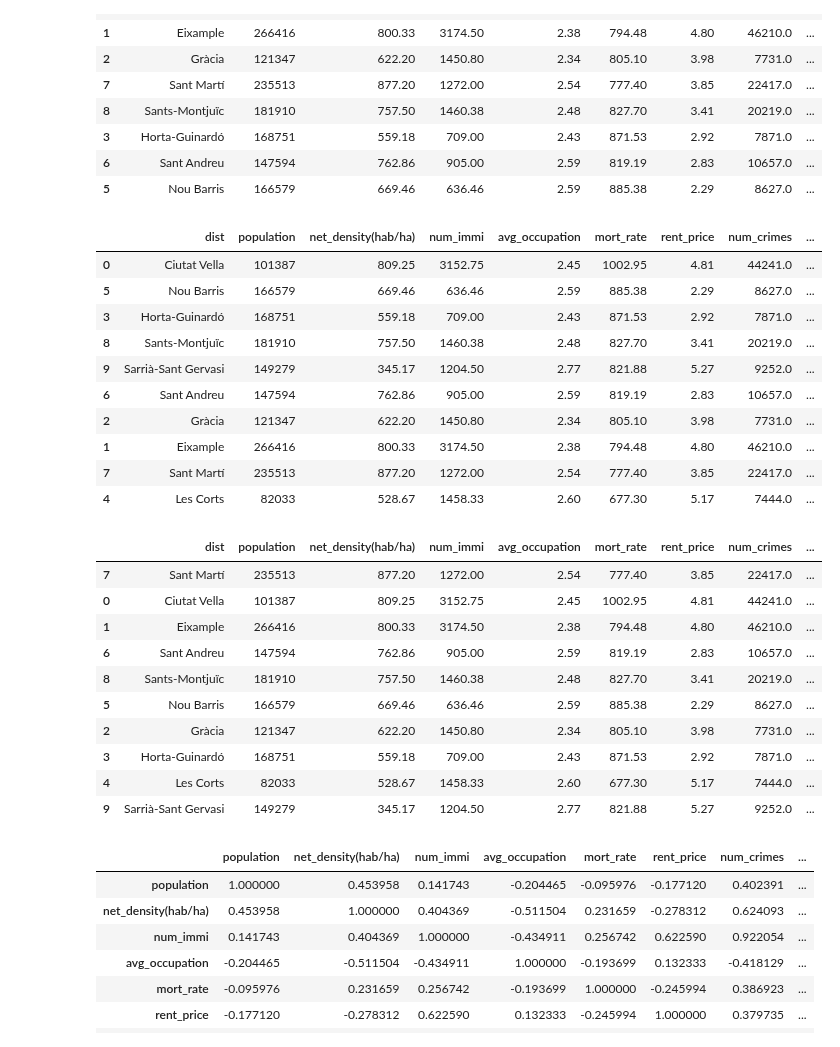
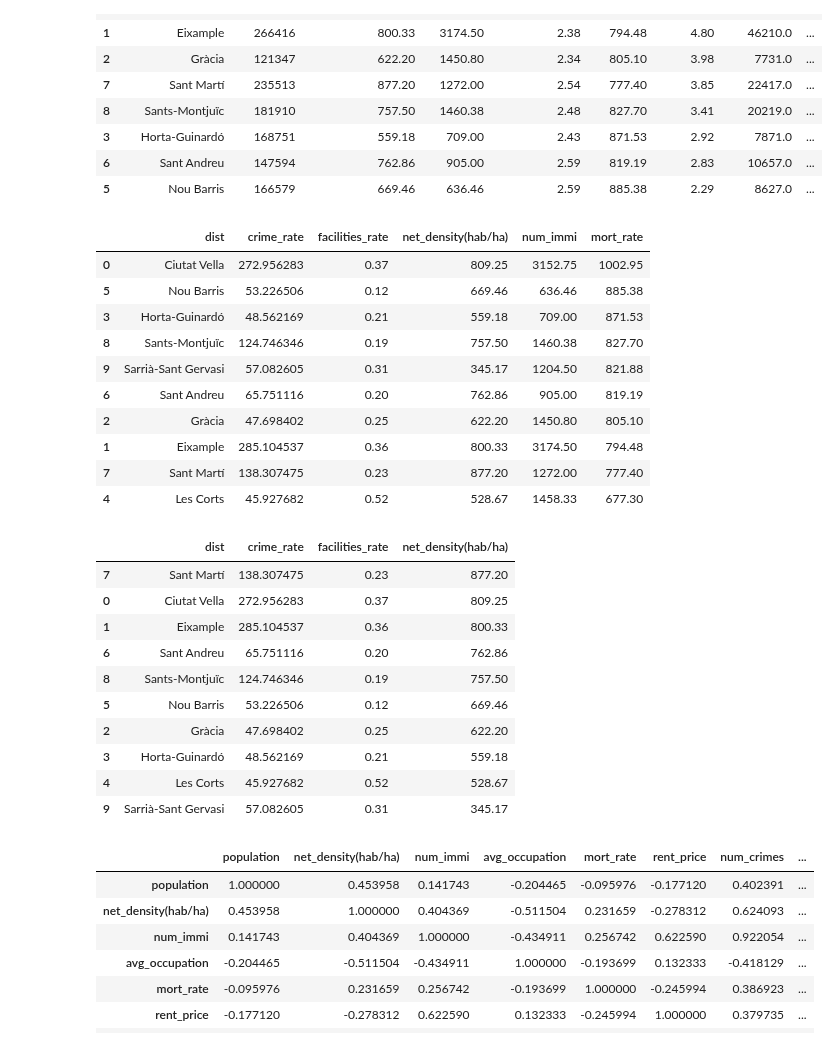
Before and after one commit to ta-data-bcn/Project-Week-2-Barcelona, a Jupyter notebook: your-project/Analysis-Mireia.ipynb, the cells around one changed output. Saved outputs shown, nothing was run; the diff lists cells and outputs as text; code cells hidden in the pictures.

```diff
--- a/your-project/Analysis-Mireia.ipynb
+++ b/your-project/Analysis-Mireia.ipynb
@@ -412,35 +415,35 @@ Dist3.sort_values("rent_price",ascending=False)
 | 6 | Sant Andreu | 147594 | 762.86 | 905.00 | 2.59 | 819.19 | 2.83 | 10657.0 | ... |
 | 5 | Nou Barris | 166579 | 669.46 | 636.46 | 2.59 | 885.38 | 2.29 | 8627.0 | ... |
 # %%
-Dist3.sort_values("mort_rate",ascending=False)
+Dist3[["dist","crime_rate","facilities_rate","net_density(hab/ha)","num_immi","mort_rate"]].sort_values("mort_rate",ascending=False)
 #higher: Ciutat Vella, Nou Barris, Horta-Guinardó
 #lower: Eixample, Sant Martí, Les Corts
 # %% [output]
-|  | dist | population | net_density(hab/ha) | num_immi | avg_occupation | mort_rate | rent_price | num_crimes | ... |
-| 0 | Ciutat Vella | 101387 | 809.25 | 3152.75 | 2.45 | 1002.95 | 4.81 | 44241.0 | ... |
-| 5 | Nou Barris | 166579 | 669.46 | 636.46 | 2.59 | 885.38 | 2.29 | 8627.0 | ... |
-| 3 | Horta-Guinardó | 168751 | 559.18 | 709.00 | 2.43 | 871.53 | 2.92 | 7871.0 | ... |
-| 8 | Sants-Montjuïc | 181910 | 757.50 | 1460.38 | 2.48 | 827.70 | 3.41 | 20219.0 | ... |
-| 9 | Sarrià-Sant Gervasi | 149279 | 345.17 | 1204.50 | 2.77 | 821.88 | 5.27 | 9252.0 | ... |
-| 6 | Sant Andreu | 147594 | 762.86 | 905.00 | 2.59 | 819.19 | 2.83 | 10657.0 | ... |
-| 2 | Gràcia | 121347 | 622.20 | 1450.80 | 2.34 | 805.10 | 3.98 | 7731.0 | ... |
-| 1 | Eixample | 266416 | 800.33 | 3174.50 | 2.38 | 794.48 | 4.80 | 46210.0 | ... |
-| 7 | Sant Martí | 235513 | 877.20 | 1272.00 | 2.54 | 777.40 | 3.85 | 22417.0 | ... |
-| 4 | Les Corts | 82033 | 528.67 | 1458.33 | 2.60 | 677.30 | 5.17 | 7444.0 | ... |
+|  | dist | crime_rate | facilities_rate | net_density(hab/ha) | num_immi | mort_rate |
+| 0 | Ciutat Vella | 272.956283 | 0.37 | 809.25 | 3152.75 | 1002.95 |
+| 5 | Nou Barris | 53.226506 | 0.12 | 669.46 | 636.46 | 885.38 |
+| 3 | Horta-Guinardó | 48.562169 | 0.21 | 559.18 | 709.00 | 871.53 |
+| 8 | Sants-Montjuïc | 124.746346 | 0.19 | 757.50 | 1460.38 | 827.70 |
+| 9 | Sarrià-Sant Gervasi | 57.082605 | 0.31 | 345.17 | 1204.50 | 821.88 |
+| 6 | Sant Andreu | 65.751116 | 0.20 | 762.86 | 905.00 | 819.19 |
+| 2 | Gràcia | 47.698402 | 0.25 | 622.20 | 1450.80 | 805.10 |
+| 1 | Eixample | 285.104537 | 0.36 | 800.33 | 3174.50 | 794.48 |
+| 7 | Sant Martí | 138.307475 | 0.23 | 877.20 | 1272.00 | 777.40 |
+| 4 | Les Corts | 45.927682 | 0.52 | 528.67 | 1458.33 | 677.30 |
 # %%
-Dist3.sort_values("net_density(hab/ha)",ascending=False)
+Dist3[["dist","crime_rate","facilities_rate","net_density(hab/ha)"]].sort_values("net_density(hab/ha)",ascending=False)
 # %% [output]
-|  | dist | population | net_density(hab/ha) | num_immi | avg_occupation | mort_rate | rent_price | num_crimes | ... |
-| 7 | Sant Martí | 235513 | 877.20 | 1272.00 | 2.54 | 777.40 | 3.85 | 22417.0 | ... |
-| 0 | Ciutat Vella | 101387 | 809.25 | 3152.75 | 2.45 | 1002.95 | 4.81 | 44241.0 | ... |
-| 1 | Eixample | 266416 | 800.33 | 3174.50 | 2.38 | 794.48 | 4.80 | 46210.0 | ... |
-| 6 | Sant Andreu | 147594 | 762.86 | 905.00 | 2.59 | 819.19 | 2.83 | 10657.0 | ... |
-| 8 | Sants-Montjuïc | 181910 | 757.50 | 1460.38 | 2.48 | 827.70 | 3.41 | 20219.0 | ... |
-| 5 | Nou Barris | 166579 | 669.46 | 636.46 | 2.59 | 885.38 | 2.29 | 8627.0 | ... |
-| 2 | Gràcia | 121347 | 622.20 | 1450.80 | 2.34 | 805.10 | 3.98 | 7731.0 | ... |
-| 3 | Horta-Guinardó | 168751 | 559.18 | 709.00 | 2.43 | 871.53 | 2.92 | 7871.0 | ... |
-| 4 | Les Corts | 82033 | 528.67 | 1458.33 | 2.60 | 677.30 | 5.17 | 7444.0 | ... |
-| 9 | Sarrià-Sant Gervasi | 149279 | 345.17 | 1204.50 | 2.77 | 821.88 | 5.27 | 9252.0 | ... |
+|  | dist | crime_rate | facilities_rate | net_density(hab/ha) |
+| 7 | Sant Martí | 138.307475 | 0.23 | 877.20 |
+| 0 | Ciutat Vella | 272.956283 | 0.37 | 809.25 |
+| 1 | Eixample | 285.104537 | 0.36 | 800.33 |
+| 6 | Sant Andreu | 65.751116 | 0.20 | 762.86 |
+| 8 | Sants-Montjuïc | 124.746346 | 0.19 | 757.50 |
+| 5 | Nou Barris | 53.226506 | 0.12 | 669.46 |
+| 2 | Gràcia | 47.698402 | 0.25 | 622.20 |
+| 3 | Horta-Guinardó | 48.562169 | 0.21 | 559.18 |
+| 4 | Les Corts | 45.927682 | 0.52 | 528.67 |
+| 9 | Sarrià-Sant Gervasi | 57.082605 | 0.31 | 345.17 |
 # %%
 Dist3.corr()
 # %% [output]
```
Also changed, not shown: parts of 20 cells of this notebook, 2 other files.
